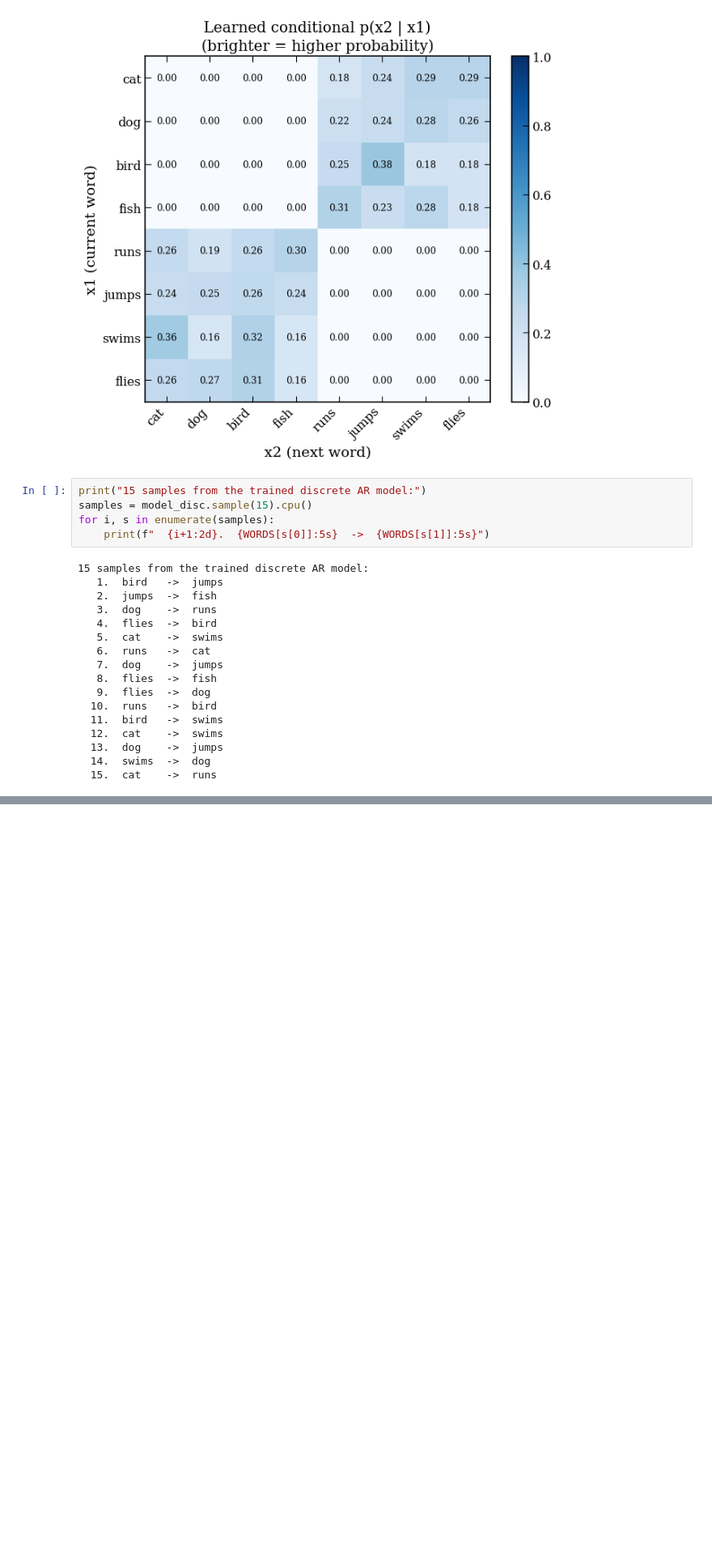
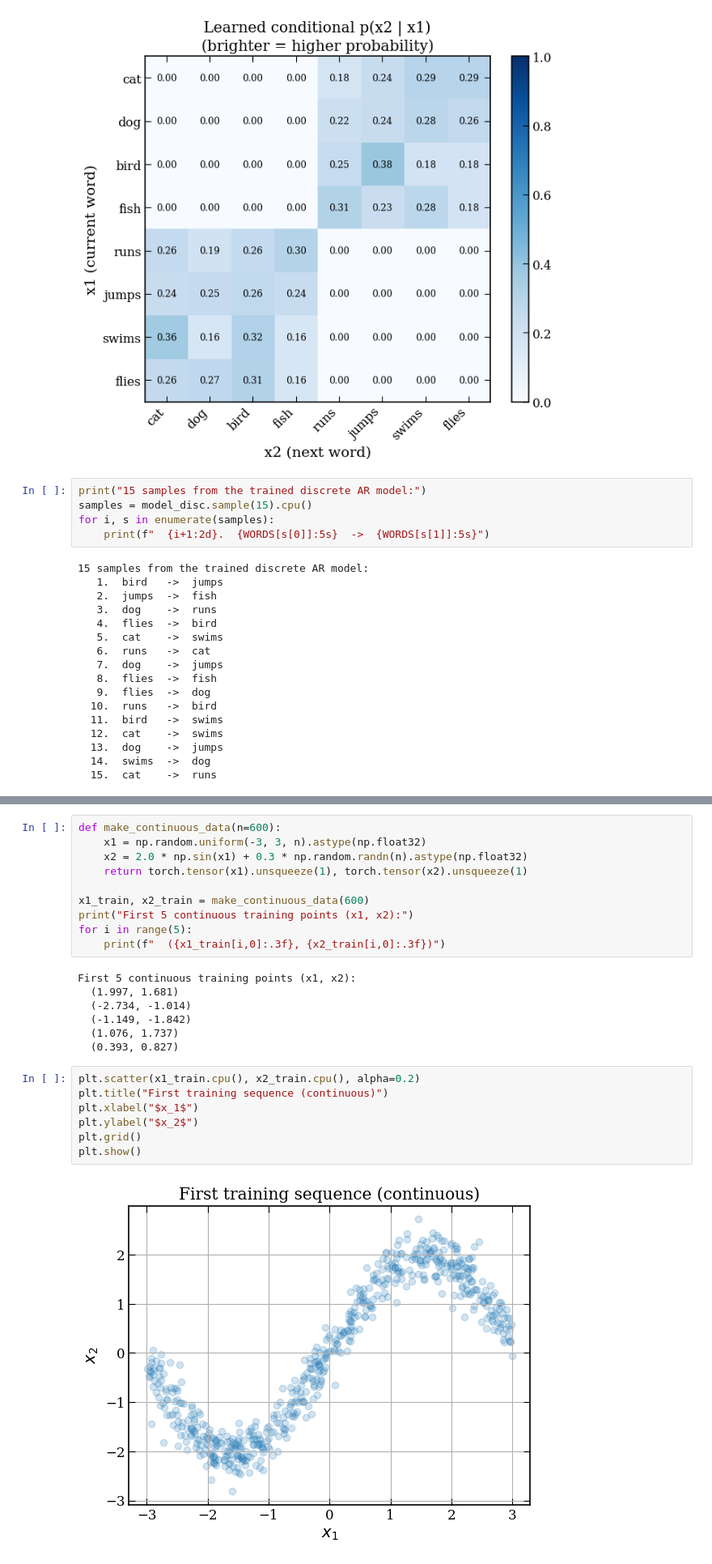
Before and after one commit to mazapataa/NNbasic, a Jupyter notebook: Generative Models/autoregressive_model.ipynb, the cells around one changed output, grey strips where cells are left out. Shown at 81% size. Saved outputs shown, nothing was run; the diff lists cells and outputs as text; blank space fills up the shorter version.

```diff
--- a/Generative Models/autoregressive_model.ipynb
+++ b/Generative Models/autoregressive_model.ipynb
@@ -609,0 +615,26 @@ for i, s in enumerate(samples):
+# %%
+def make_continuous_data(n=600):
+    x1 = np.random.uniform(-3, 3, n).astype(np.float32)
+    x2 = 2.0 * np.sin(x1) + 0.3 * np.random.randn(n).astype(np.float32)
+    return torch.tensor(x1).unsqueeze(1), torch.tensor(x2).unsqueeze(1)
+
+x1_train, x2_train = make_continuous_data(600)
+print("First 5 continuous training points (x1, x2):")
+for i in range(5):
+    print(f"  ({x1_train[i,0]:.3f}, {x2_train[i,0]:.3f})")
+# %% [output]
+First 5 continuous training points (x1, x2):
+  (1.997, 1.681)
+  (-2.734, -1.014)
+  (-1.149, -1.842)
+  (1.076, 1.737)
+  (0.393, 0.827)
+# %%
+plt.scatter(x1_train.cpu(), x2_train.cpu(), alpha=0.2)
+plt.title("First training sequence (continuous)")
+plt.xlabel("$x_1$")
+plt.ylabel("$x_2$")
+plt.grid()
+plt.show()
+# %% [output]
+[figure, added]
```
Also changed, not shown: parts of 2 cells of this notebook.
